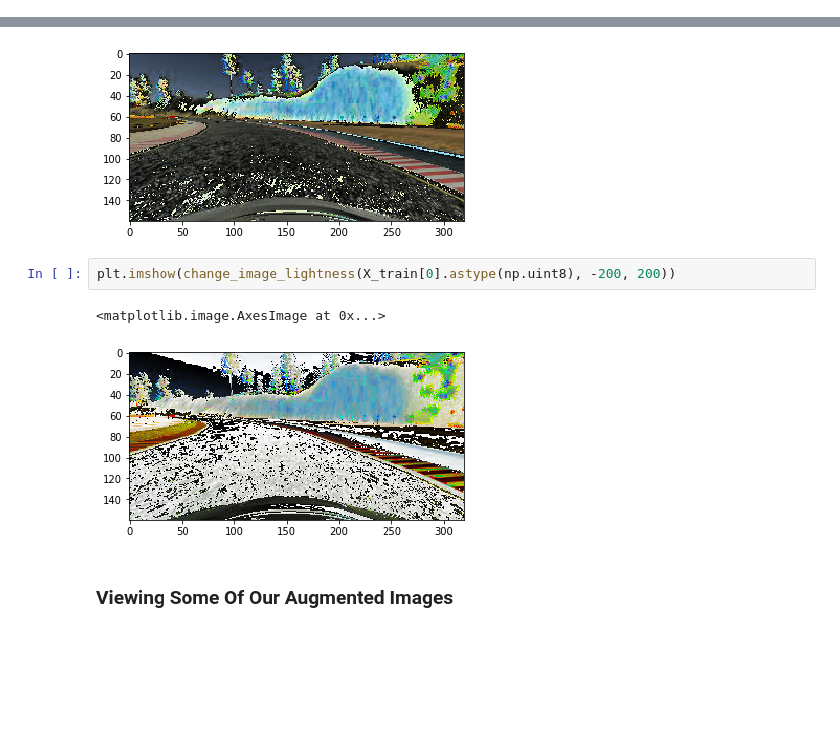
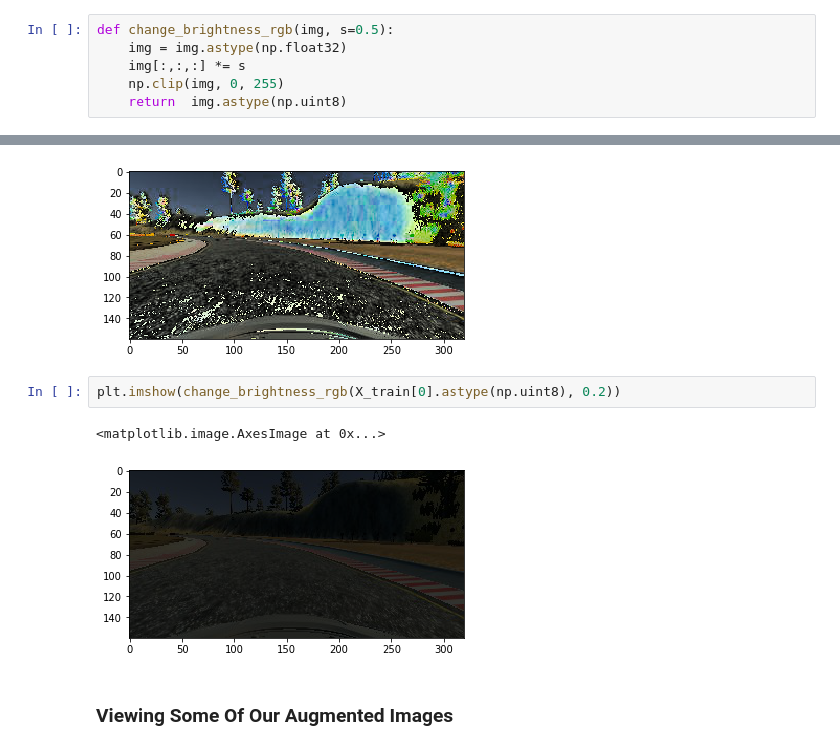
Before and after one commit to Bilalkhanten/CarND-Behavioral-Cloning-P3, a Jupyter notebook: Behavioural_Driving.ipynb, the cells around one changed output, grey strips where cells are left out. Cells and saved outputs as stored; diff of their text form; blank space fills up the shorter version.

```diff
--- a/Behavioural_Driving.ipynb
+++ b/Behavioural_Driving.ipynb
@@ -157,3 +163,9 @@ def add_shadow(img, offset):
+# %%
+def change_brightness_rgb(img, s=0.5):
+    img = img.astype(np.float32)
+    img[:,:,:] *= s
+    np.clip(img, 0, 255)
+    return  img.astype(np.uint8)
 # %%
 def augment_image(img, st_angle, p=1.0):
     """
@@ -236,10 +248,10 @@ plt.imshow(change_image_brightness(X_train[0].astype(np.uint8), -200, 200))
 <matplotlib.image.AxesImage at 0x...>
 [figure]
 # %%
-plt.imshow(change_image_lightness(X_train[0].astype(np.uint8), -200, 200))
+plt.imshow(change_brightness_rgb(X_train[0].astype(np.uint8), 0.2))
 # %% [output]
 <matplotlib.image.AxesImage at 0x...>
-[figure, old version]
+[figure, new version]
 # %% [markdown]
 ### Viewing Some Of Our Augmented Images
 # %% [markdown]
```
Also changed, not shown: parts of 13 cells of this notebook, 1 other file.
